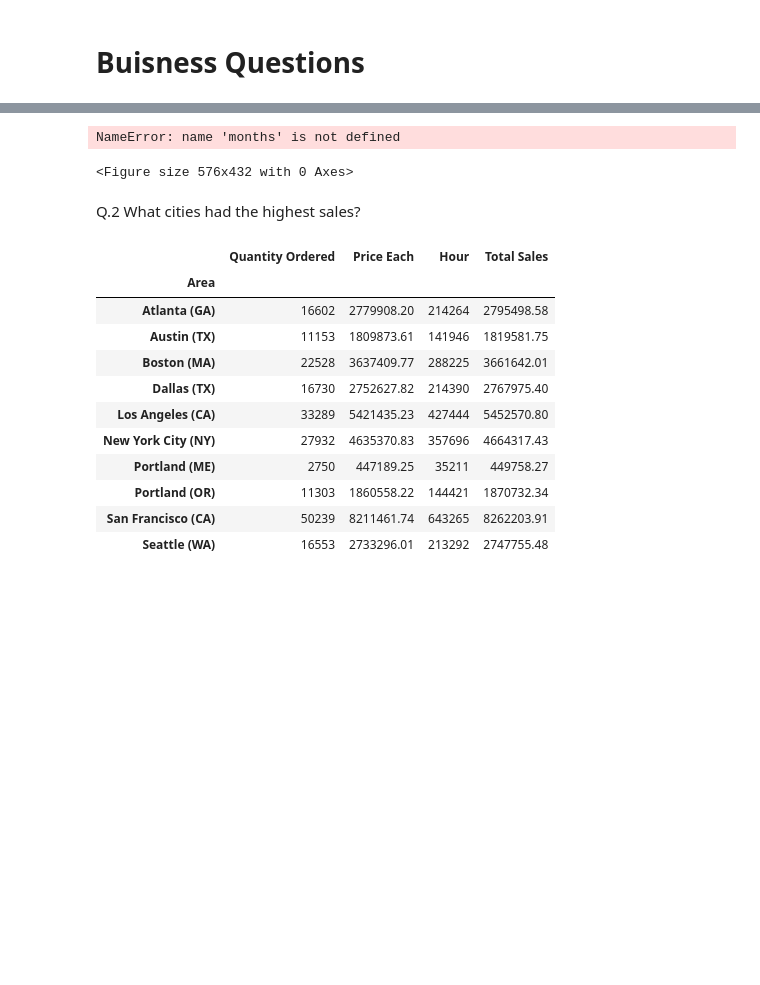
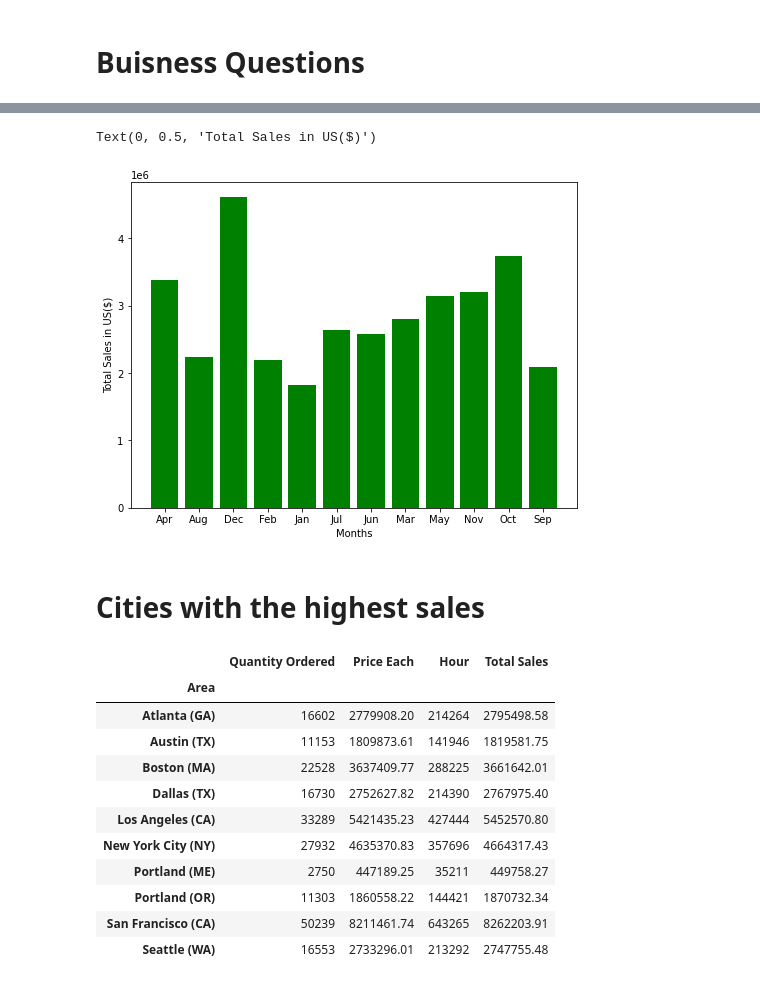
Before and after one commit to VinayakJha-1/Product_sales_analaysis, a Jupyter notebook: product_sales_analysis.ipynb, the cells around one changed output, grey strips where cells are left out. Drawn from its saved outputs; the diff is of its cells as text; code cells hidden in the pictures; blank space fills up the shorter version.

```diff
--- a/product_sales_analysis.ipynb
+++ b/product_sales_analysis.ipynb
@@ -149,14 +134,15 @@ sum_sales
 # %%
 # Figure out the items that are sold the most
+keys = [month for month, df in sales_data.groupby(['Month'])]
 plt.figure(figsize=(8,6))
-plt.bar(months, sales_data.groupby(['Month']).sum()['Total Sales'], color="Green")
+plt.bar(keys, sum_sales , color="Green")
 plt.xlabel("Months")
 plt.ylabel("Total Sales in US($)")
 # %% [output]
-NameError: name 'months' is not defined
+Text(0, 0.5, 'Total Sales in US($)')
-<Figure size 576x432 with 0 Axes>
+[figure, added]
 # %% [markdown]
-Q.2 What cities had the highest sales?
+# Cities with the highest sales
 # %%
 # The state with the highest sales is San Fransisco
 sum_sales = sales_data.groupby(by="Area").sum()
```
Also changed, not shown: parts of 16 cells of this notebook.
